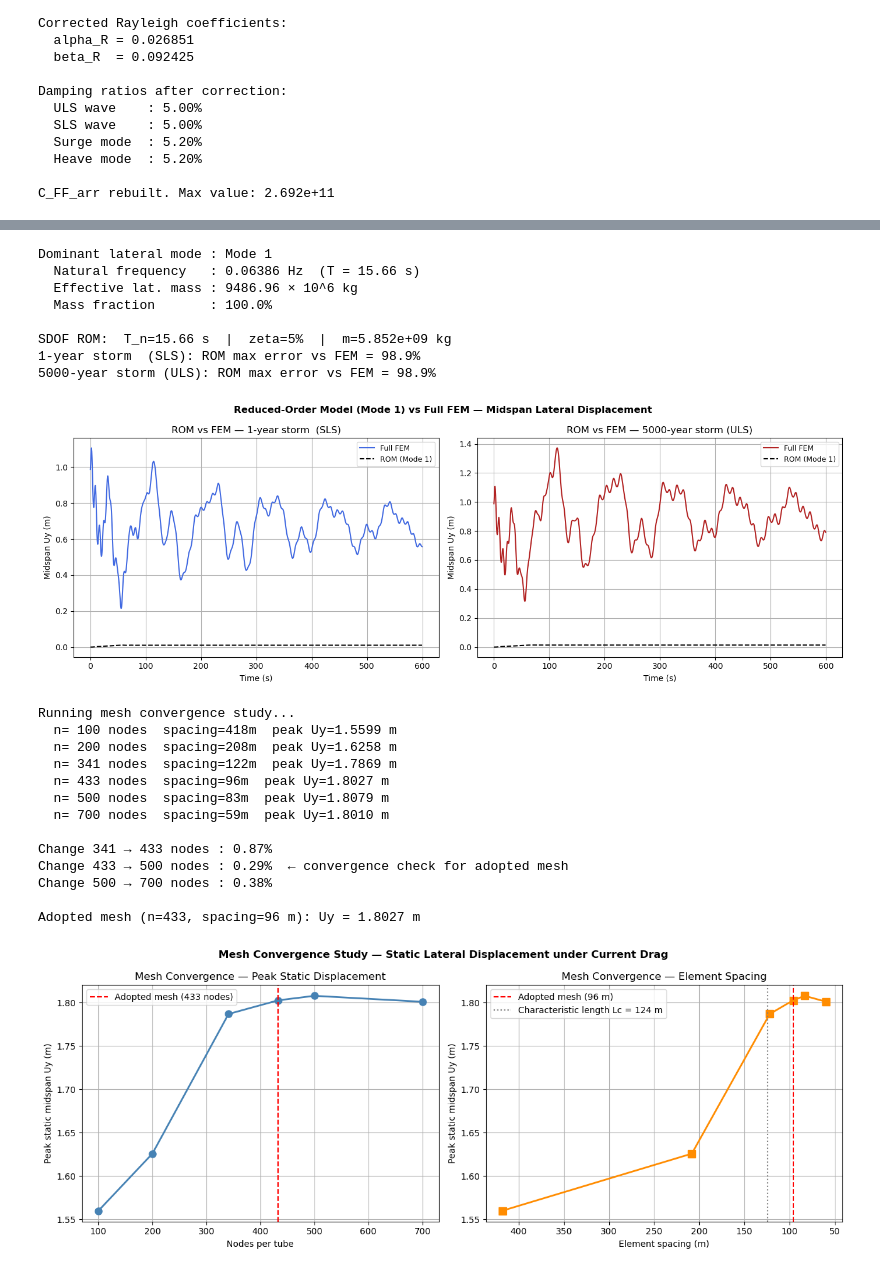
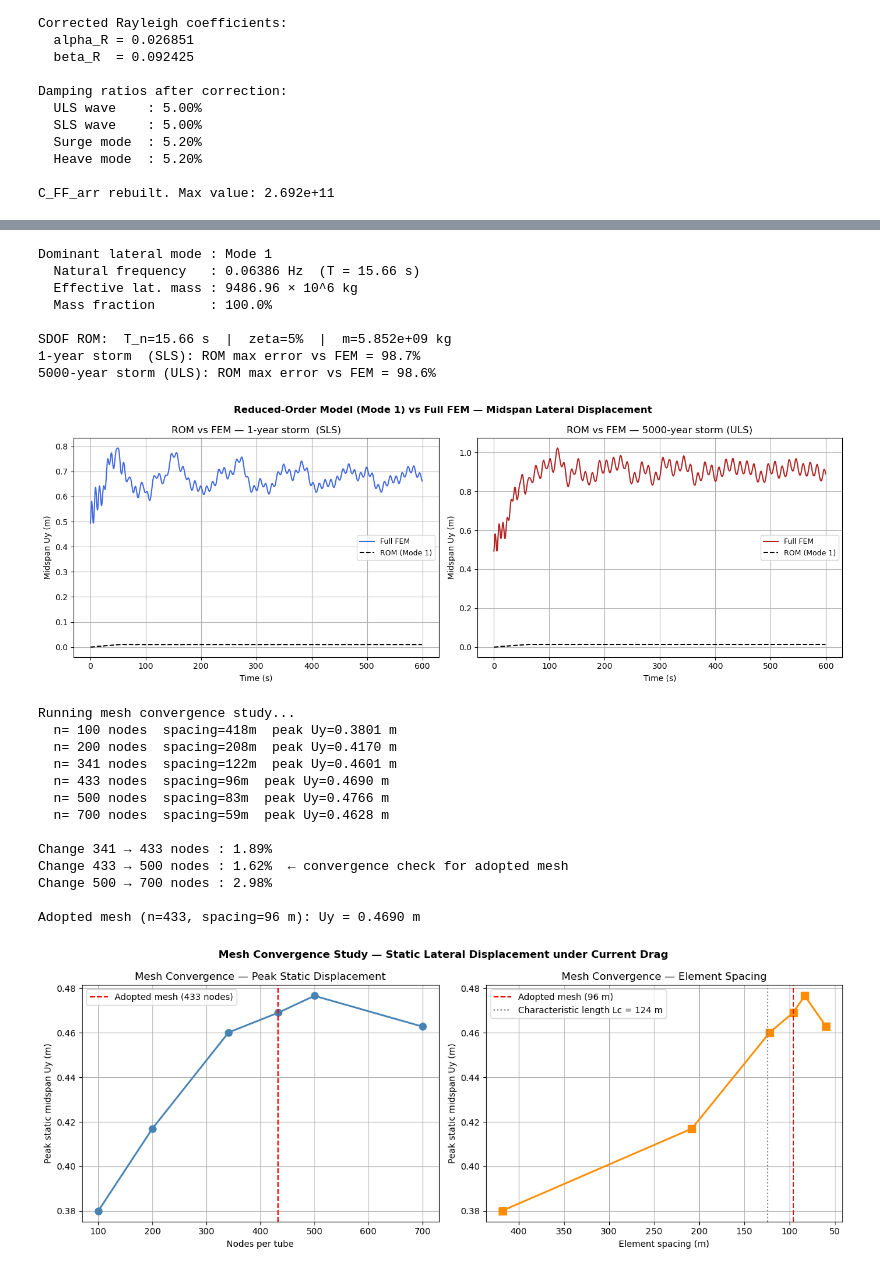
Before and after one commit to lauradzz/CIEM4230-codes-Group2, a Jupyter notebook: CHAPTER4_DYNAMICRESPONSE_FIXED (1).ipynb, the cells around one changed output, grey strips where cells are left out. Saved outputs shown, nothing was run; the diff lists cells and outputs as text; code cells hidden in the pictures.

```diff
--- a/CHAPTER4_DYNAMICRESPONSE_FIXED (1).ipynb
+++ b/CHAPTER4_DYNAMICRESPONSE_FIXED (1).ipynb
@@ -148,7 +147,6 @@ Mass breakdown per metre (one tube):
 
 Net buoyancy before ballast: 777.83 kN/m (positive = upward)
 # %%
-# cell 6 — GEBCO bathymetry + submerged mask
 
 # --- GEBCO fetch ---
 lon_min, lon_max = 173.5, 175.0
@@ -179,19 +177,18 @@ if not gebco_loaded:
     bathy_grid = -50 - 250 * np.exp(
         -((LON_g - lon_c)**2 / 0.2 + (LAT_g - lat_c)**2 / 0.2))
 
-# --- Tunnel node geographic mapping ---
+
 n_temp  = len(ang_full)
-ang_tmp = ang_full   # already defined in cell 2
+ang_tmp = ang_full
 
 TunCX_tmp = TunRad * np.cos(np.deg2rad(ang_tmp))
 TunCY_tmp = TunRad * np.sin(np.deg2rad(ang_tmp))
 TunCY_tmp = TunCY_tmp - TunCY_tmp.min()
 
-# Portal coordinates
+
 lon_wellington, lat_wellington = 174.801130, -41.326654
 lon_blenheim,   lat_blenheim   = 173.994094, -41.509210
 
-# Map tunnel local XY to lon/lat
 x_range     = TunCX_tmp.max() - TunCX_tmp.min()
 y_range     = TunCY_tmp.max() - TunCY_tmp.min()
 geo_lon_span = lon_wellington - lon_blenheim
@@ -204,7 +201,6 @@ node_lats1 = lat_blenheim + (TunCY_tmp - TunCY_tmp.min()) * abs(sy) * np.sign(ge
 node_lons2 = node_lons1 + cc_space * sx
 node_lats2 = node_lats1.copy()
 
-# --- Interpolate seabed depth at tunnel nodes ---
 lats_asc = lats_grid[::-1]
 grid_asc  = bathy_grid[::-1, :]
 interp    = RegularGridInterpolator(
@@ -215,14 +211,14 @@ seabed1 = interp(np.column_stack([node_lats1, node_lons1]))
 seabed2 = interp(np.column_stack([node_lats2, node_lons2]))
 tunnel_z = -47.5
 
-# Water depth at each node
+
 node_water_depth = -seabed1
 node_water_depth = np.maximum(node_water_depth, 50.0)
 
 from scipy.ndimage import uniform_filter1d
 node_water_depth = uniform_filter1d(node_water_depth, size=10)
 
-# Compute arc length along the temporary dense array
+
 arc = np.zeros(n_temp)
 for i in range(1, n_temp):
     dx = TunCX_tmp[i] - TunCX_tmp[i-1]
@@ -487,6 +483,8 @@ ax2.grid(True)
 
 plt.tight_layout()
 plt.show()
+
+node_water_depth = node_water_depth_new   # used by assembly and mooring cells
 # %% [output]
 GEBCO loaded: (312, 360), depth range [-1650, 1669] m
 [figure]
@@ -2499,14 +2492,14 @@ Dominant lateral mode : Mode 1
   Mass fraction       : 100.0%
 
 SDOF ROM:  T_n=15.66 s  |  zeta=5%  |  m=5.852e+09 kg
-1-year storm  (SLS): ROM max error vs FEM = 98.9%
-5000-year storm (ULS): ROM max error vs FEM = 98.9%
+1-year storm  (SLS): ROM max error vs FEM = 98.7%
+5000-year storm (ULS): ROM max error vs FEM = 98.6%
-[figure, old version]
+[figure, new version]
 # %%
+from scipy.sparse.linalg import spsolve
+
 def run_static_mesh(n_nodes_per_tube):
-    """Run static solve for a given number of nodes per tube and return peak Uy."""
 
-    # --- Geometry: resample tunnel arc ---
     Xo = np.array([n[0] for n in NodeC])[:nNode//2]
     Yo = np.array([n[1] for n in NodeC])[:nNode//2]
     Zo = np.array([n[2] for n in NodeC])[:nNode//2]
@@ -2518,23 +2511,18 @@ def run_static_mesh(n_nodes_per_tube):
                                      (Zo[i]-Zo[i-1])**2)
     total_arc = arc[-1]
 
-    # Resample to n_nodes_per_tube
     s_new = np.linspace(0, total_arc, n_nodes_per_tube)
     Xn = np.interp(s_new, arc, Xo)
     Yn = np.interp(s_new, arc, Yo)
     Zn = np.interp(s_new, arc, Zo)
 
-    # Seabed depth at resampled nodes
     seabed_interp = np.interp(s_new, arc, seabed_nodes[:len(Xo)])
     node_wd = np.clip(-seabed_interp, 1.0, 400.0)
 
-    # --- Build node list (tube 1 + tube 2) ---
     NC = [[Xn[i], Yn[i], Zn[i]] for i in range(n_nodes_per_tube)]
     NC += [[Xn[i], Yn[i] + 18.5, Zn[i]] for i in range(n_nodes_per_tube)]
     nN  = len(NC)
     nD  = 6 * nN
-
-    # --- Assemble beam stiffness ---
     K = lil_matrix((nD, nD))
     for tube_start in [0, n_nodes_per_tube]:
         for i in range(n_nodes_per_tube - 1):
@@ -2546,9 +2534,6 @@ def run_static_mesh(n_nodes_per_tube):
             dofs = np.r_[n1*6:n1*6+6, n2*6:n2*6+6]
             K[np.ix_(dofs, dofs)] += Ke
 
-    # --- Mooring stiffness ---
-    # Mooring stations fixed at every 192 m regardless of mesh density
-    # This tests beam convergence only, not mooring station count
     mooring_positions = np.arange(0, total_arc + Lb/2, Lb)
 
     for m_pos in mooring_positions:
@@ -2560,7 +2545,7 @@ def run_static_mesh(n_nodes_per_tube):
         h_n    = max(d_node + tunnel_depth_z, 1.0)
         L0_n   = h_n / math.sin(theta_nl)
 
-        EA_n   = EA_moor_deep if d_node > 150.0 else EA_moor_shallow
+        EA_n   = EA_moor_d if d_node > 150.0 else EA_moor_s
         k_e_n  = EA_n  / L0_n
         k_g_n  = T0_nl / L0_n
         n_hat  = np.array([0., 1., 0.])
@@ -2572,7 +2557,7 @@ def run_static_mesh(n_nodes_per_tube):
             if max(d3) < nD:
                 K[np.ix_(d3, d3)] += K3
 
-    # --- Boundary conditions ---
+
     K_sp  = sp.csc_matrix(K)
     fixed = []
     for n0 in [0, n_nodes_per_tube-1, n_nodes_per_tube, nN-1]:
@@ -2581,9 +2566,9 @@ def run_static_mesh(n_nodes_per_tube):
     free  = np.setdiff1d(np.arange(nD), fixed)
     K_FF  = K_sp[np.ix_(free, free)]
 
-    # --- Static force: current drag (CORRECTED — no extra /2) ---
     elem_L = total_arc / (n_nodes_per_tube - 1)
-    q_lat  = 0.5 * rho_w * Cd * D * Uc_1yr**2   # N/m per tube
+    q_lat  = 0.5 * rho_w * Cd * D * Uc_1yr**2
+
     F      = np.zeros(nD)
     for tube_start in [0, n_nodes_per_tube]:
         for i in range(n_nodes_per_tube - 1):
@@ -2605,9 +2590,6 @@ def run_static_mesh(n_nodes_per_tube):
         return float(np.max(np.abs(U_F[1::6])))
 
 
-# --- Run convergence study ---
-# 433 is the adopted mesh (derived from mooring bay spacing in Cell 6)
-# It is included in the study so it appears as a data point on the curve
 mesh_sizes    = [100, 200, 341, 433, 500, 700]
 elem_spacings = []
 peak_uy       = []
@@ -2641,41 +2623,41 @@ fig, axes = plt.subplots(1, 2, figsize=(13, 5))
 
 axes[0].plot(mesh_sizes, peak_uy, 'o-', lw=2, color='steelblue', ms=8)
 axes[0].axvline(433, color='red', ls='--',
                 label='Adopted mesh (433 nodes)')
 axes[0].set_xlabel('Nodes per tube')
 axes[0].set_ylabel('Peak static midspan Uy (m)')
 axes[0].set_title('Mesh Convergence — Peak Static Displacement')
 axes[0].legend()
 axes[0].grid(True)
 
 axes[1].plot(elem_spacings, peak_uy, 's-', lw=2, color='darkorange', ms=8)
 axes[1].axvline(submerged_arc_m/(433-1), color='red', ls='--',
                 label=f'Adopted mesh ({submerged_arc_m/(433-1):.0f} m)')
 axes[1].axvline(124, color='gray', ls=':',
                 label='Characteristic length Lc = 124 m')
 axes[1].set_xlabel('Element spacing (m)')
 axes[1].set_ylabel('Peak static midspan Uy (m)')
 axes[1].set_title('Mesh Convergence — Element Spacing')
 axes[1].invert_xaxis()
 axes[1].legend()
 axes[1].grid(True)
 
 plt.suptitle('Mesh Convergence Study — Static Lateral Displacement under Current Drag',
              fontsize=12, fontweight='bold')
 plt.tight_layout()
 plt.show()
 # %% [output]
 Running mesh convergence study...
-  n= 100 nodes  spacing=418m  peak Uy=1.5599 m
-  n= 200 nodes  spacing=208m  peak Uy=1.6258 m
-  n= 341 nodes  spacing=122m  peak Uy=1.7869 m
-  n= 433 nodes  spacing=96m  peak Uy=1.8027 m
-  n= 500 nodes  spacing=83m  peak Uy=1.8079 m
-  n= 700 nodes  spacing=59m  peak Uy=1.8010 m
+  n= 100 nodes  spacing=418m  peak Uy=0.3801 m
+  n= 200 nodes  spacing=208m  peak Uy=0.4170 m
+  n= 341 nodes  spacing=122m  peak Uy=0.4601 m
+  n= 433 nodes  spacing=96m  peak Uy=0.4690 m
+  n= 500 nodes  spacing=83m  peak Uy=0.4766 m
+  n= 700 nodes  spacing=59m  peak Uy=0.4628 m
 
-Change 341 → 433 nodes : 0.87%
-Change 433 → 500 nodes : 0.29%  ← convergence check for adopted mesh
-Change 500 → 700 nodes : 0.38%
+Change 341 → 433 nodes : 1.89%
+Change 433 → 500 nodes : 1.62%  ← convergence check for adopted mesh
+Change 500 → 700 nodes : 2.98%
 
-Adopted mesh (n=433, spacing=96 m): Uy = 1.8027 m
+Adopted mesh (n=433, spacing=96 m): Uy = 0.4690 m
-[figure, old version]
+[figure, new version]
```
Also changed, not shown: parts of 18 cells of this notebook.
